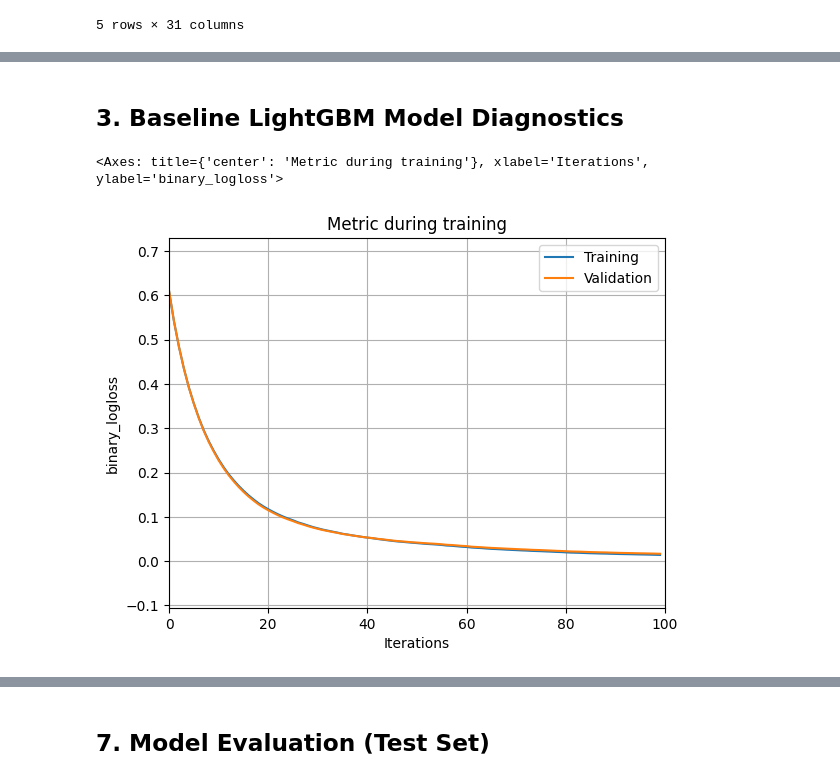
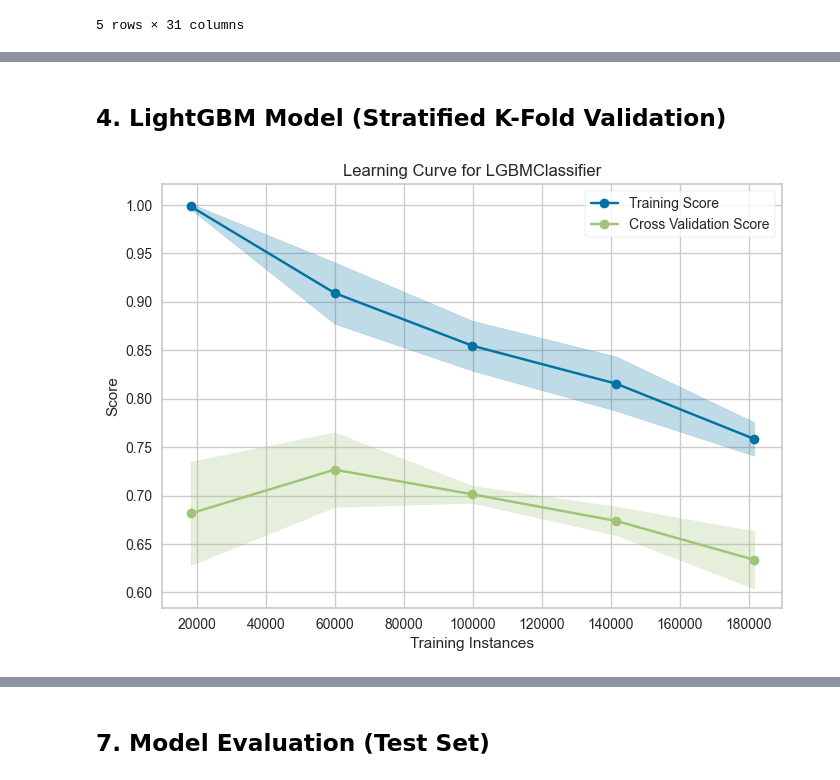
Before and after one commit to luuuneytunes12/Fraud-Detection-ML, a Jupyter notebook: notebooks/03-cwl-lightgbm.ipynb, the cells around one changed output, grey strips where cells are left out. Saved outputs shown, nothing was run; the diff lists cells and outputs as text; code cells hidden in the pictures.

Commit message:
learnig curve correct

```diff
--- a/notebooks/03-cwl-lightgbm.ipynb
+++ b/notebooks/03-cwl-lightgbm.ipynb
@@ -214,7 +141,53 @@ Training until validation scores don't improve for 50 rounds
-# %% [markdown]
-## 3. Baseline LightGBM Model Diagnostics
-# %%
-lgb.plot_metric(lightgbm_model)
-# %% [output]
-<Axes: title={'center': 'Metric during training'}, xlabel='Iterations', ylabel='binary_logloss'>
-[figure, removed]
+# %% [markdown]
+## 4. LightGBM Model (Stratified K-Fold Validation)
+# %%
+# - Import SMOTE, Stratified K-Fold CV, LightGBM -
+from sklearn.model_selection import StratifiedKFold
+from imblearn.pipeline import Pipeline  # Changed from sklearn.pipeline for SMOTE compatibility
+from sklearn.metrics import log_loss
+from imblearn.over_sampling import SMOTE
+from lightgbm import LGBMClassifier
+from yellowbrick.model_selection import LearningCurve
+
+from sklearn.metrics import infer_signature
+
+
+# - Define Starting Parameters (removed early_stopping_round for cross-validation) -
+lightgbm_params={
+      'objective': 'binary', # objective function: log loss
+      'max_depth': 5,
+      'n_jobs': -1,  # use all CPU Cores
+      'random_state': 42,
+      'device_type': 'cpu', # can adjust to GPU
+      'verbose': -1,
+      'force_col_wise': True
+   }
+
+# - Pipeline used for each Fold -
+pipeline = Pipeline([
+    ('smote', SMOTE(random_state=42, k_neighbors=5)),
+    ('lgbm', LGBMClassifier(**lightgbm_params))
+])
+
+# - Learning Curve Visualization with Stratified K-Fold CV -
+cv = StratifiedKFold(n_splits=5, shuffle=True, random_state=42)
+
+
+# - Custom Scorer for F2 Score (Prefer Recall over Precision) -
+from sklearn.metrics import make_scorer, fbeta_score
+scor = make_scorer(fbeta_score, beta=2) # default: 1 as pos class
+
+
+with mlflow.start_run(run_name="LightGBM_Baseline"):
+    # - Train LightGBM, while plotting learning curves  -
+    visualizer = LearningCurve(
+        pipeline,
+        cv=cv,
+        scoring=scor,  # Use F2 score for evaluation
+        train_sizes=[0.1, 0.33, 0.55, 0.78, 1.0], # each fold at which part of X_train_scaled
+        n_jobs=-1
+    )
+    visualizer.fit(X_train_scaled, y_train)  # Use scaled data
+    visualizer.finalize()
+# %% [output]
+[figure, added]
```
Also changed, not shown: parts of 20 cells of this notebook, 11 other files.
